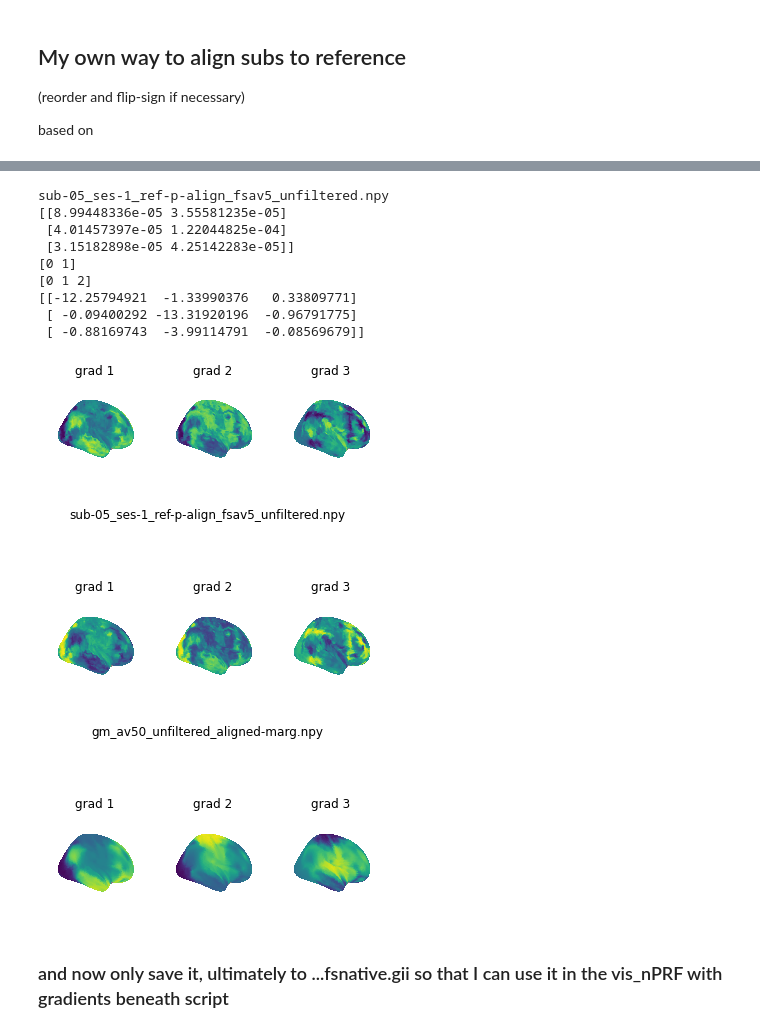
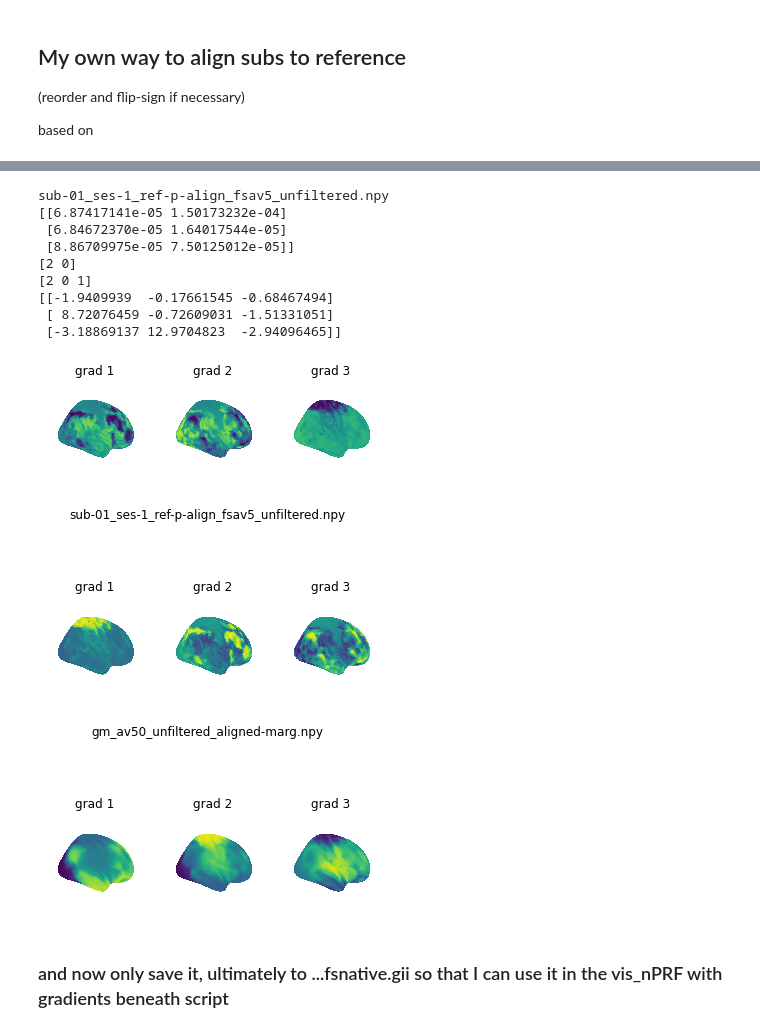
Before and after one commit to Gilles86/stress_risk, a Jupyter notebook: stress_risk/fmri_analysis/gradients/aligment_ownFunction.ipynb, the cells around one changed output, grey strips where cells are left out. Saved outputs shown, nothing was run; the diff lists cells and outputs as text; code cells hidden in the pictures.

```diff
--- a/stress_risk/fmri_analysis/gradients/aligment_ownFunction.ipynb
+++ b/stress_risk/fmri_analysis/gradients/aligment_ownFunction.ipynb
@@ -69,48 +72,39 @@ def align_gradients_ROIdependant(gradients, reference): # this version does not
             gradients[i] *= -1
 
     return gradients
+# %%
+# load in reference for the alignment
+from utils_02 import get_reference_gradient
+
+reference_grad = get_reference_gradient()
 # %%
-# load in reference for the alignment
-from utils import get_basic_mask
-from brainspace.utils.parcellation import map_to_labels
+# aligment (plus loading in the subjetc gradients)
+sub = 0
+file = subList_npFiles[sub]
+print(file)
+gm = np.load(op.join(bids_folder,grad_folder,file))
 
-mask, labeling_noParcel = get_basic_mask()
-
-# reference
-gm = np.load(op.join(bids_folder,grad_folder,'gm_av50_unfiltered_aligned-marg.npy'))
 grad = [None] * np.shape(gm)[1]
 for i, g in enumerate(gm.T):
     grad[i] = map_to_labels(g, labeling_noParcel, mask=mask, fill=np.nan)
+gradients = grad
 
-reference_grad = grad
+grad_aligned = align_gradients_ROIdependant(gradients, reference_grad)
+plot_from_nparray(grad_aligned)
+plot_GM123_from_sum_npfile(file=subList_npFiles[sub])
+plot_GM123_from_sum_npfile()
+# %% [output]
+sub-01_ses-1_ref-p-align_fsav5_unfiltered.npy
+[[6.87417141e-05 1.50173232e-04]
+ [6.84672370e-05 1.64017544e-05]
+ [8.86709975e-05 7.50125012e-05]]
+[2 0]
+[2 0 1]
+[[-1.9409939  -0.17661545 -0.68467494]
+ [ 8.72076459 -0.72609031 -1.51331051]
+ [-3.18869137 12.9704823  -2.94096465]]
+[figure, added]
+[figure, added]
+[figure, added]
-# %%
-# aligment (plus loading in the subjetc gradients)
-sub = 4
-file = subList_npFiles[sub]
-print(file)
-gm = np.load(op.join(bids_folder,grad_folder,file))
-
-grad = [None] * np.shape(gm)[1]
-for i, g in enumerate(gm.T):
-    grad[i] = map_to_labels(g, labeling_noParcel, mask=mask, fill=np.nan)
-gradients = grad
-
-grad_aligned = align_gradients_ROIdependant(gradients, reference_grad)
-plot_from_nparray(grad_aligned)
-plot_GM123_from_sum_npfile(file=subList_npFiles[sub])
-plot_GM123_from_sum_npfile()
-# %% [output]
-sub-05_ses-1_ref-p-align_fsav5_unfiltered.npy
-[[8.99448336e-05 3.55581235e-05]
- [4.01457397e-05 1.22044825e-04]
- [3.15182898e-05 4.25142283e-05]]
-[0 1]
-[0 1 2]
-[[-12.25794921  -1.33990376   0.33809771]
- [ -0.09400292 -13.31920196  -0.96791775]
- [ -0.88169743  -3.99114791  -0.08569679]]
-[figure, removed]
-[figure, removed]
-[figure, removed]
 # %% [markdown]
 ### and now only save it, ultimately to ...fsnative.gii so that I can use it in the vis_nPRF with gradients beneath script
```
Also changed, not shown: parts of 1 cell of this notebook, 7 other files.
